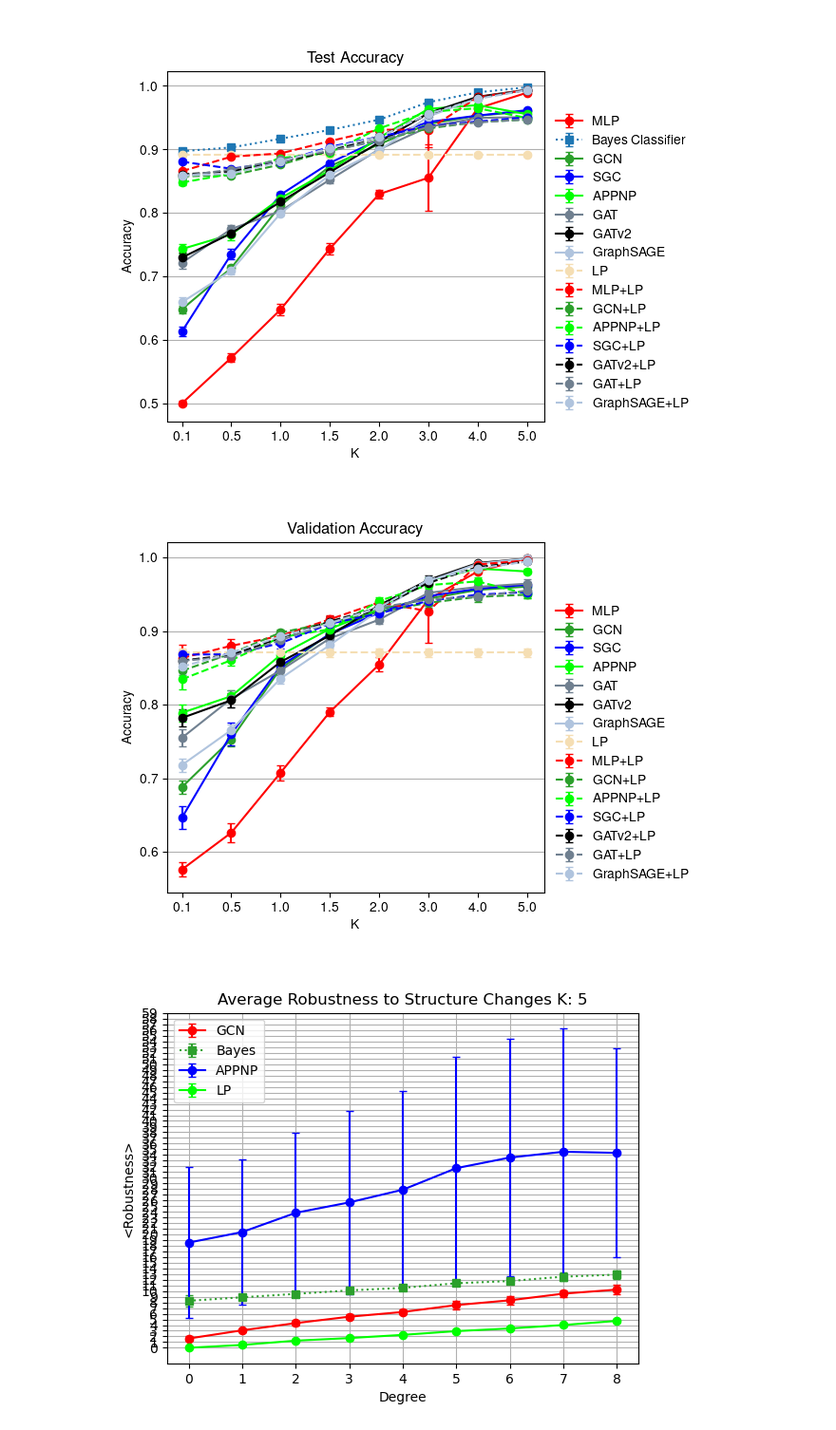
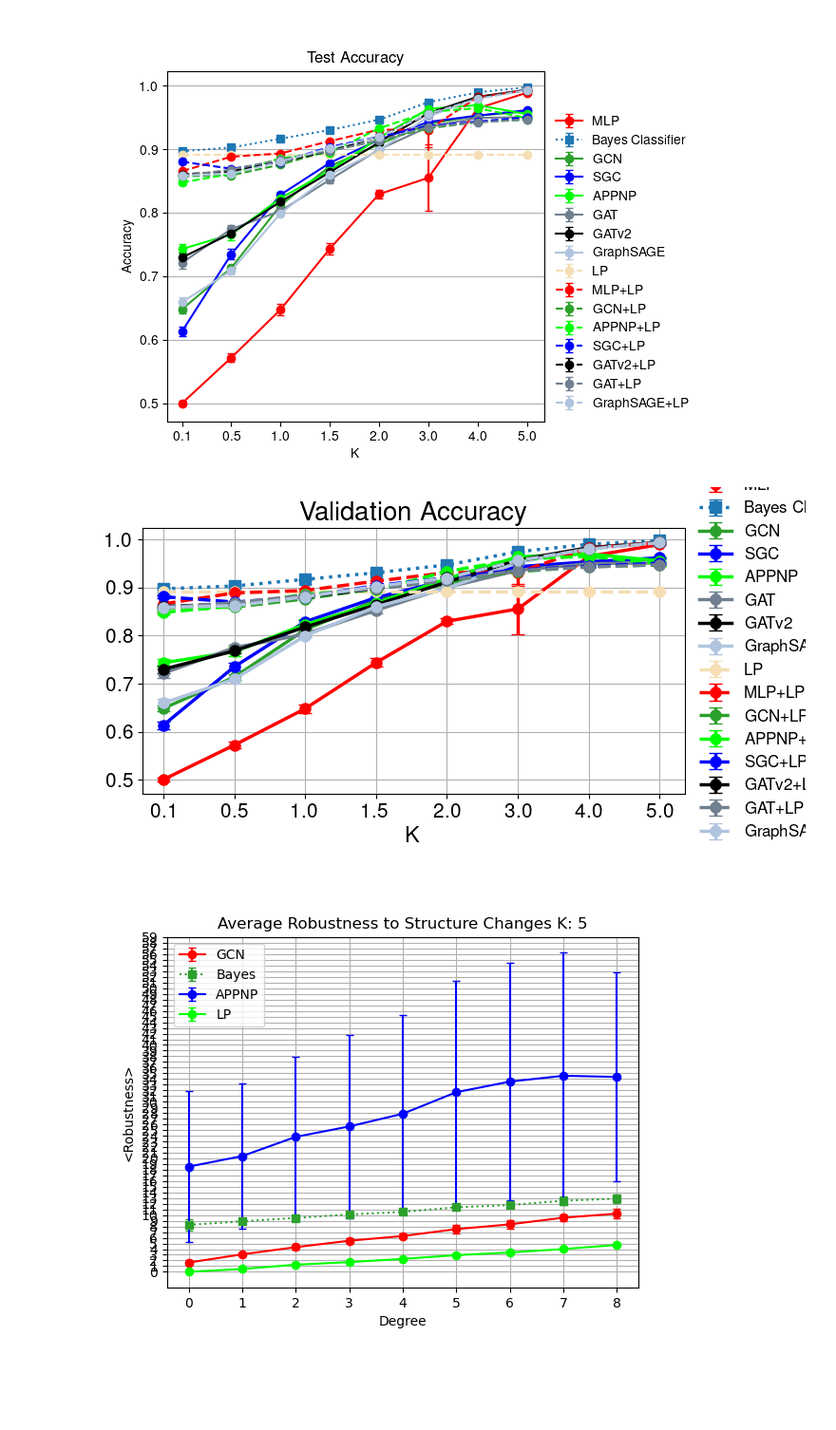
Before and after one commit to saper0/revisiting_robustness, a Jupyter notebook: notebooks/robustness/over_robustness_v3.ipynb, the cells around one changed output. Shown at 95% size. Drawn from its saved outputs; the diff is of its cells as text; code cells hidden in the pictures; blank space fills up the shorter version.

```diff
--- a/notebooks/robustness/over_robustness_v3.ipynb
+++ b/notebooks/robustness/over_robustness_v3.ipynb
@@ -256,15 +382,15 @@ experiment_manager.plot(name="test-accuracy", attack="l2", models=models,
 # %% [output]
 [figure]
 # %%
-models = ["GCN", "GAT", "GATv2", "SGC", "MLP", "GraphSAGE", "APPNP", "LP", "APPNP+LP","GCN+LP", "GAT+LP", "GATv2+LP","MLP+LP", "GraphSAGE+LP", "SGC+LP"]
+models = ["GCN", "GAT", "GATv2", "SGC", "BC","MLP", "GraphSAGE", "APPNP", "LP", "APPNP+LP","GCN+LP", "GAT+LP", "GATv2+LP","MLP+LP", "GraphSAGE+LP", "SGC+LP"]
 title = r"Validation Accuracy"
-ylabel = "Accuracy"
-experiment_manager.plot(name="validation-accuracy", attack="l2", models=models,
+ylabel = ""
+experiment_manager.plot(name="test-accuracy", attack="l2", models=models,
                         errorbars=True, title=title, ylabel=ylabel,
                         spacing="even",legend_loc="lower left", legend_cols=1,
                         K_l=[0.1, 0.5, 1.0, 1.5, 2.0, 3.0, 4.0, 5.0])
 # %% [output]
-[figure, old version]
+[figure, new version]
 # %%
 models = ["GCN", "APPNP", "LP"]
 ylabel = "<Robustness>"
```
Also changed, not shown: parts of 15 cells of this notebook, 6 other files.
